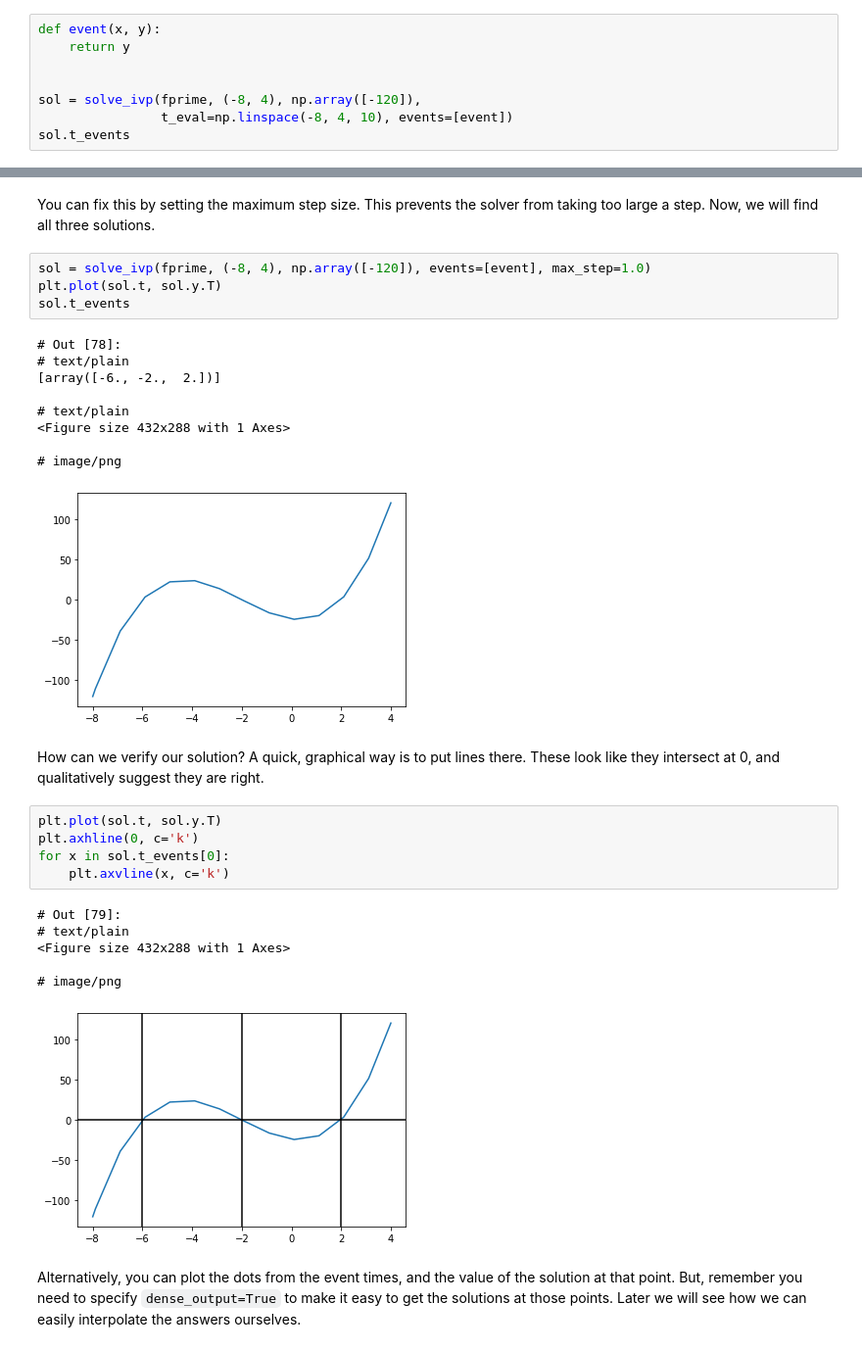
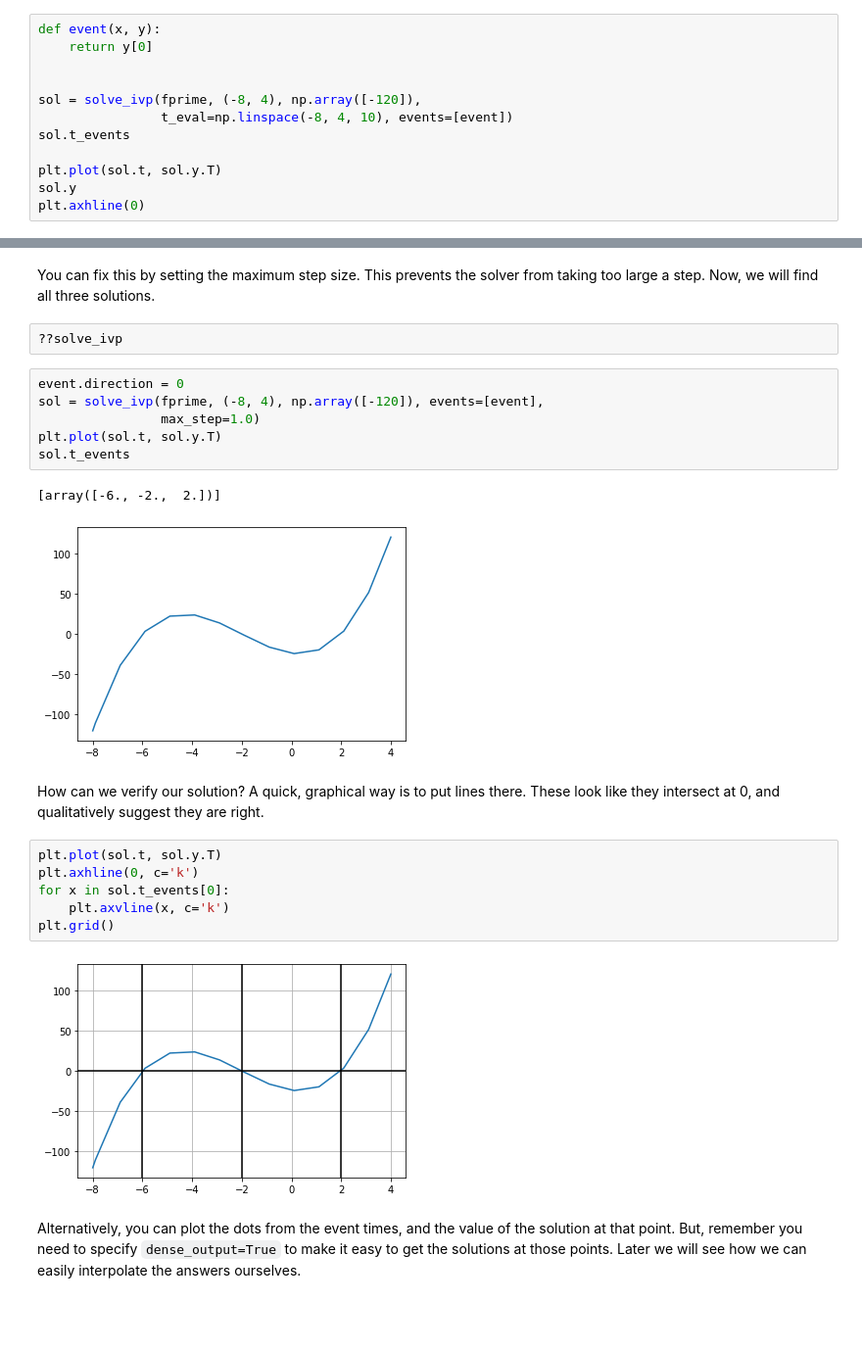
Before and after one commit to jkitchin/f19-06623, a Jupyter notebook: lectures/06-what-could-possibly-go-wrong.ipynb, the cells around one changed output, grey strips where cells are left out. Shown at 98% size. Cells and saved outputs as stored; diff of their text form; blank space fills up the shorter version.

```diff
--- a/lectures/06-what-could-possibly-go-wrong.ipynb
+++ b/lectures/06-what-could-possibly-go-wrong.ipynb
@@ -51,10 +37,14 @@ plt.plot(sol.t, sol.y.T)
 *However* even with t\_eval, we even an event does not find three roots. That is because the event *only sees sign changes from the internal solver*. t\_eval does not influence the events. The problem here is that the solver is able to take a step large enough to skip two of the zeros without losing accuracy.
 # %%
 def event(x, y):
-    return y
+    return y[0]
 
 
 sol = solve_ivp(fprime, (-8, 4), np.array([-120]),
                 t_eval=np.linspace(-8, 4, 10), events=[event])
 sol.t_events
+
+plt.plot(sol.t, sol.y.T)
+sol.y
+plt.axhline(0)
 # %% [output]
@@ -64,33 +53,26 @@ sol.t_events
 # %% [markdown]
 You can fix this by setting the maximum step size. This prevents the solver from taking too large a step. Now, we will find all three solutions.
+# %%
+??solve_ivp
 # %%
-sol = solve_ivp(fprime, (-8, 4), np.array([-120]), events=[event], max_step=1.0)
+event.direction = 0
+sol = solve_ivp(fprime, (-8, 4), np.array([-120]), events=[event],
+                max_step=1.0)
 plt.plot(sol.t, sol.y.T)
 sol.t_events
 # %% [output]
-# Out [78]:
-# text/plain
 [array([-6., -2.,  2.])]
-
-# text/plain
-<Figure size 432x288 with 1 Axes>
-
-# image/png
 [figure]
 # %% [markdown]
 How can we verify our solution? A quick, graphical way is to put lines there. These look like they intersect at 0, and qualitatively suggest they are right.
 # %%
 plt.plot(sol.t, sol.y.T)
 plt.axhline(0, c='k')
 for x in sol.t_events[0]:
     plt.axvline(x, c='k')
+plt.grid()
 # %% [output]
-# Out [79]:
-# text/plain
-<Figure size 432x288 with 1 Axes>
-
-# image/png
-[figure, old version]
+[figure, new version]
 # %% [markdown]
 Alternatively, you can plot the dots from the event times, and the value of the solution at that point. But, remember you need to specify `dense_output=True` to make it easy to get the solutions at those points. Later we will see how we can easily interpolate the answers ourselves.
 # %%
```
Also changed, not shown: parts of 7 cells of this notebook, 1 other file.
